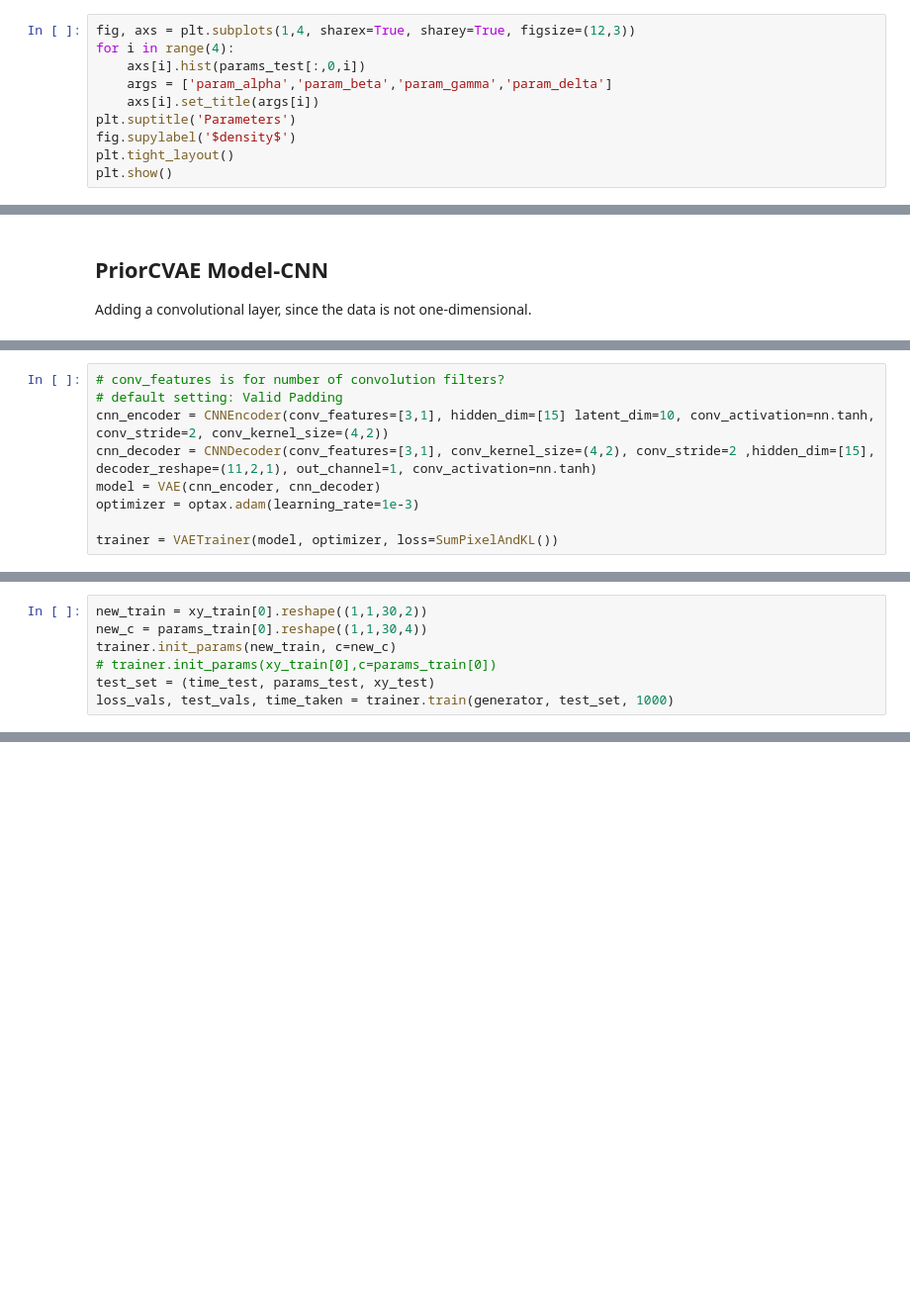
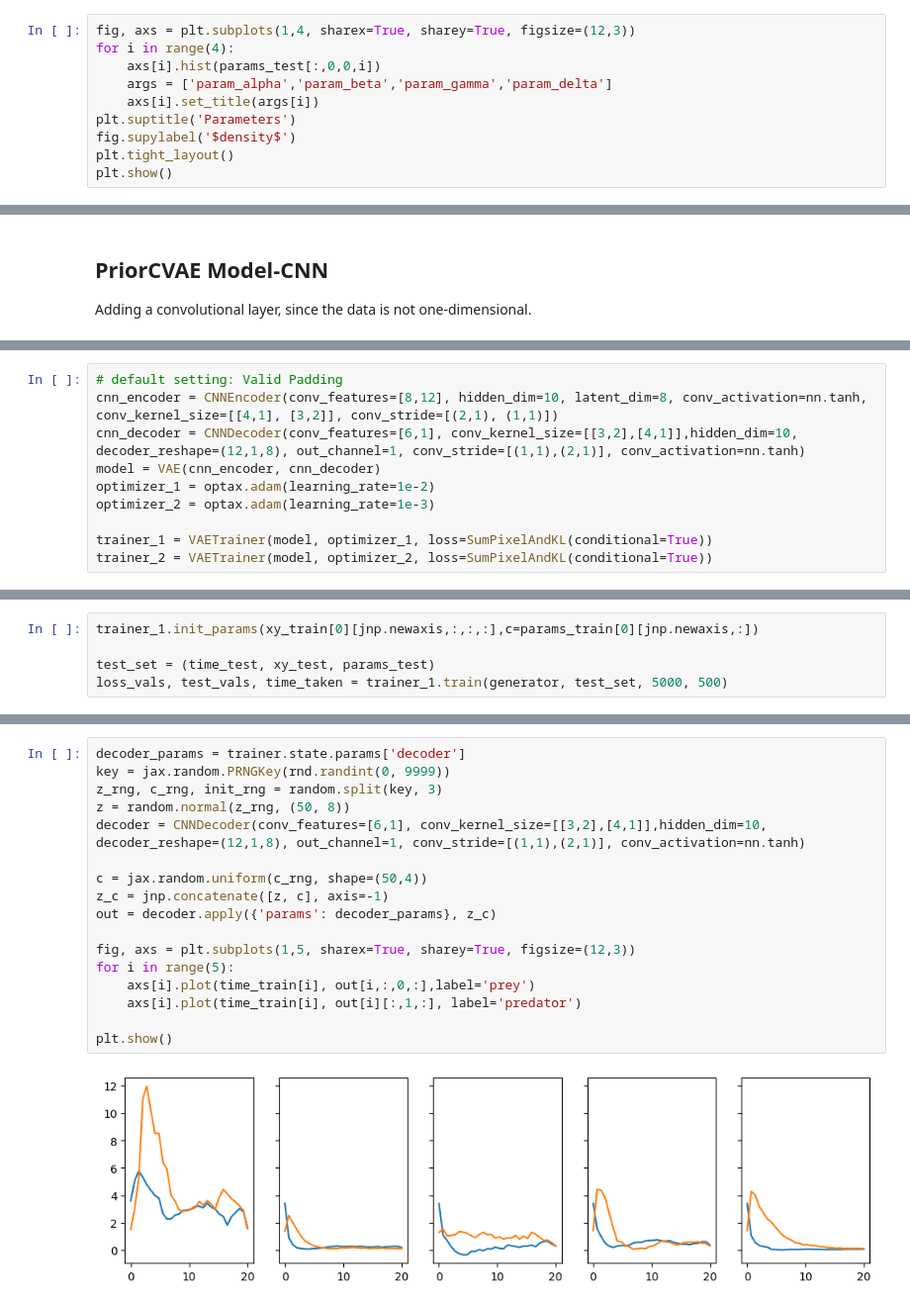
Before and after one commit to hltlovespeach/PINTS_priorCVAE, a Jupyter notebook: vae_LV.ipynb, the cells around one changed output, grey strips where cells are left out. Shown: that part at 99% size. Saved outputs shown, nothing was run; the diff lists cells and outputs as text; blank space fills up the shorter version.

```diff
--- a/vae_LV.ipynb
+++ b/vae_LV.ipynb
@@ -85,7 +88,7 @@ plt.show()
 # %%
 fig, axs = plt.subplots(1,4, sharex=True, sharey=True, figsize=(12,3))
 for i in range(4):
-    axs[i].hist(params_test[:,0,i])
+    axs[i].hist(params_test[:,0,0,i])
     args = ['param_alpha','param_beta','param_gamma','param_delta']
     axs[i].set_title(args[i])
 plt.suptitle('Parameters')
@@ -112,9 +113,10 @@ TypeError: list indices must be integers or slices, not str
 # %%
-# conv_features is for number of convolution filters?
 # default setting: Valid Padding
-cnn_encoder = CNNEncoder(conv_features=[3,1], hidden_dim=[15] latent_dim=10, conv_activation=nn.tanh, conv_stride=2, conv_kernel_size=(4,2))
-cnn_decoder = CNNDecoder(conv_features=[3,1], conv_kernel_size=(4,2), conv_stride=2 ,hidden_dim=[15], decoder_reshape=(11,2,1), out_channel=1, conv_activation=nn.tanh)
+cnn_encoder = CNNEncoder(conv_features=[8,12], hidden_dim=10, latent_dim=8, conv_activation=nn.tanh, conv_kernel_size=[[4,1], [3,2]], conv_stride=[(2,1), (1,1)])
+cnn_decoder = CNNDecoder(conv_features=[6,1], conv_kernel_size=[[3,2],[4,1]],hidden_dim=10, decoder_reshape=(12,1,8), out_channel=1, conv_stride=[(1,1),(2,1)], conv_activation=nn.tanh)
 model = VAE(cnn_encoder, cnn_decoder)
-optimizer = optax.adam(learning_rate=1e-3)
+optimizer_1 = optax.adam(learning_rate=1e-2)
+optimizer_2 = optax.adam(learning_rate=1e-3)
 
-trainer = VAETrainer(model, optimizer, loss=SumPixelAndKL())
+trainer_1 = VAETrainer(model, optimizer_1, loss=SumPixelAndKL(conditional=True))
+trainer_2 = VAETrainer(model, optimizer_2, loss=SumPixelAndKL(conditional=True))
@@ -123,8 +123,6 @@ SyntaxError: invalid syntax. Perhaps you forgot a comma? (1773025974.py, line 3)
 # %%
-new_train = xy_train[0].reshape((1,1,30,2))
-new_c = params_train[0].reshape((1,1,30,4))
-trainer.init_params(new_train, c=new_c)
-# trainer.init_params(xy_train[0],c=params_train[0])
-test_set = (time_test, params_test, xy_test)
-loss_vals, test_vals, time_taken = trainer.train(generator, test_set, 1000)
+trainer_1.init_params(xy_train[0][jnp.newaxis,:,:,:],c=params_train[0][jnp.newaxis,:])
+
+test_set = (time_test, xy_test, params_test)
+loss_vals, test_vals, time_taken = trainer_1.train(generator, test_set, 5000, 500)
 # %% [output]
@@ -131,0 +169,19 @@ ZeroDivisionError: division by zero
+# %%
+decoder_params = trainer.state.params['decoder']
+key = jax.random.PRNGKey(rnd.randint(0, 9999))
+z_rng, c_rng, init_rng = random.split(key, 3)
+z = random.normal(z_rng, (50, 8))
+decoder = CNNDecoder(conv_features=[6,1], conv_kernel_size=[[3,2],[4,1]],hidden_dim=10, decoder_reshape=(12,1,8), out_channel=1, conv_stride=[(1,1),(2,1)], conv_activation=nn.tanh)
+
+c = jax.random.uniform(c_rng, shape=(50,4))
+z_c = jnp.concatenate([z, c], axis=-1)
+out = decoder.apply({'params': decoder_params}, z_c)
+
+fig, axs = plt.subplots(1,5, sharex=True, sharey=True, figsize=(12,3))
+for i in range(5):
+    axs[i].plot(time_train[i], out[i,:,0,:],label='prey')
+    axs[i].plot(time_train[i], out[i][:,1,:], label='predator')
+
+plt.show()
+# %% [output]
+[figure, added]
```
Also changed, not shown: parts of 11 cells of this notebook, 3 other files.
